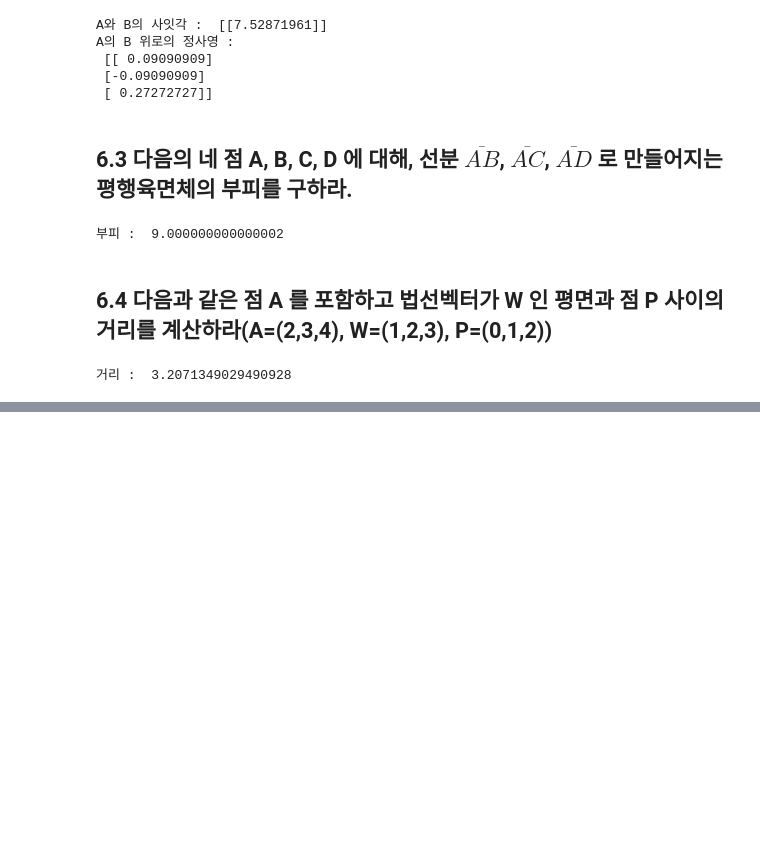
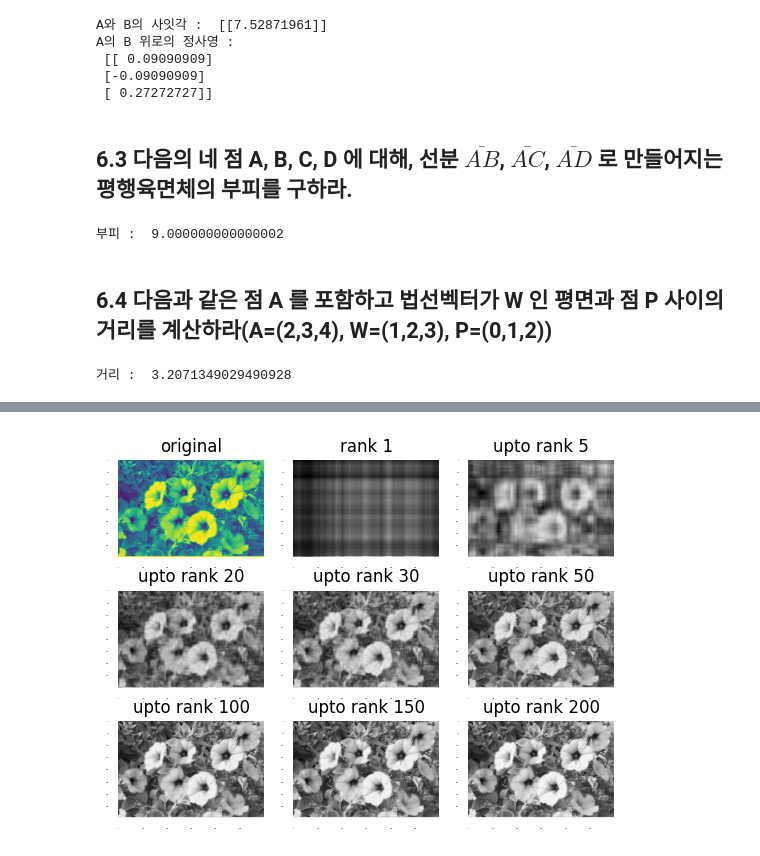
Before and after one commit to sigmadream/practice-linear, a Jupyter notebook: Textbook_Solutions.ipynb, the cells around one changed output, grey strips where cells are left out. Saved outputs shown, nothing was run; the diff lists cells and outputs as text; code cells hidden in the pictures; blank space fills up the shorter version.

```diff
--- a/Textbook_Solutions.ipynb
+++ b/Textbook_Solutions.ipynb
@@ -654,0 +1220,73 @@ print("거리 : ", dist_pt_to_pl(A, W, P))
+# %%
+import numpy as np
+import matplotlib.pyplot as plt
+import imageio as im
+
+src = im.imread('flower3.jpg')
+A = src[:,:,0]
+
+# n_elements 개수만큼의 계수에 해당하는 요소를 사용하는 재구성
+def reconstruct(U, Sigma, VT, n_elements):
+    Sigma = Sigma[:, :n_elements]
+    VT = VT[:n_elements, :]
+    B = np.matmul(U, np.matmul(Sigma, VT))
+    return B
+
+plt.rcParams.update({'xtick.major.width': 0,
+                     'xtick.labelsize': 0,
+                     'ytick.major.width': 0,
+                     'ytick.labelsize': 0,
+                     'axes.linewidth': 0})
+
+U, s, VT = np.linalg.svd(A) # 특잇값 분해
+m, n = A.shape
+Sigma = np.zeros((m, n)) # mxn 행렬 sigma
+k = np.size(s)
+Sigma[:k, :k] = np.diag(s) # 특잇값
+
+plt.subplot(3,3,1)
+plt.title('original')
+plt.imshow(A)
+
+plt.subplot(3,3,2)
+plt.title('rank 1')
+B = reconstruct(U, Sigma, VT, 1)
+plt.imshow(B, cmap = 'gray')
+plt.subplot(3,3,3)
+
+plt.title('upto rank 5')
+B = reconstruct(U, Sigma, VT, 5)
+plt.imshow(B, cmap = 'gray')
+plt.subplot(3,3,4)
+
+plt.title('upto rank 20')
+B = reconstruct(U, Sigma, VT, 20)
+plt.imshow(B, cmap = 'gray')
+plt.subplot(3,3,5)
+
+plt.title('upto rank 30')
+B = reconstruct(U, Sigma, VT, 30)
+plt.imshow(B, cmap = 'gray')
+plt.subplot(3,3,6)
+
+plt.title('upto rank 50')
+B = reconstruct(U, Sigma, VT, 50)
+plt.imshow(B, cmap = 'gray')
+plt.subplot(3,3,7)
+
+plt.title('upto rank 100')
+B = reconstruct(U, Sigma, VT, 100)
+plt.imshow(B, cmap = 'gray')
+plt.subplot(3,3,8)
+
+plt.title('upto rank 150')
+B = reconstruct(U, Sigma, VT, 150)
+plt.imshow(B, cmap = 'gray')
+plt.subplot(3,3,9)
+
+plt.title('upto rank 200')
+B = reconstruct(U, Sigma, VT, 200)
+plt.imshow(B, cmap = 'gray')
+plt.show()
+# %% [output]
+[figure, added]
```
Also changed, not shown: parts of 23 cells of this notebook, 11 other files.
